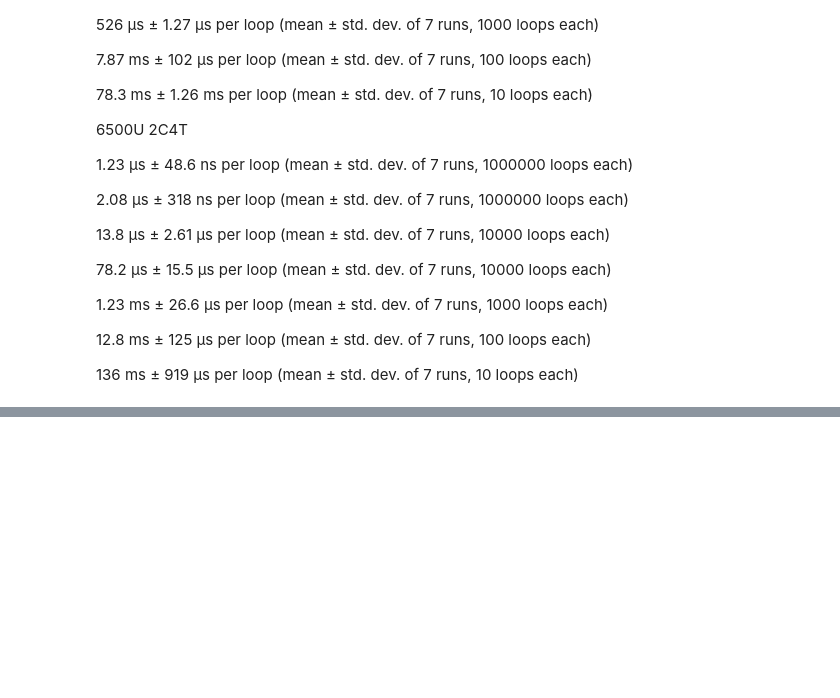
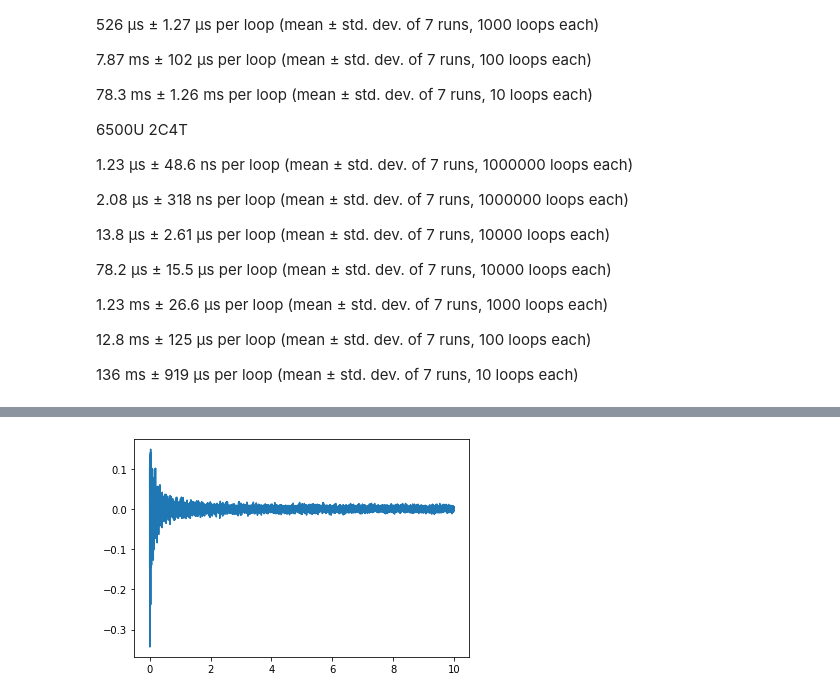
Before and after one commit to dmadea/Jupyter-Tutorials, a Jupyter notebook: benchmarks.ipynb, the cells around one changed output, grey strips where cells are left out. Cells and saved outputs as stored; diff of their text form; code cells hidden in the pictures; blank space fills up the shorter version.

```diff
--- a/benchmarks.ipynb
+++ b/benchmarks.ipynb
@@ -64,0 +83,9 @@ AttributeError: module 'matplotlib.pyplot' has no attribute 'semilogxy'
+# %%
+# plt.plot(t, A)
+res = A - A_noise
+res_scaled = res * 10 ** (-A_noise)
+plt.plot(t, res)
+# plt.plot(t, res_scaled)
+plt.show()
+# %% [output]
+[figure, added]
```
Also changed, not shown: parts of 6 cells of this notebook.
